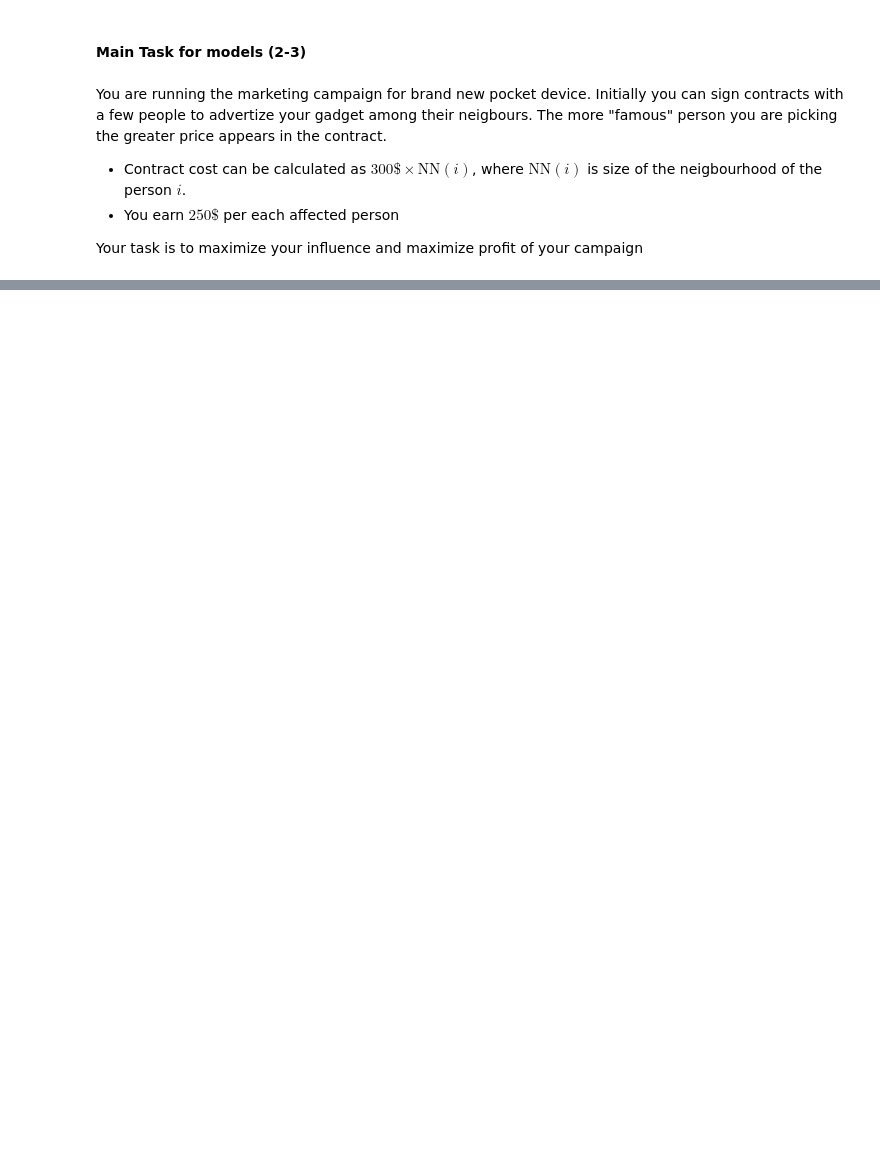
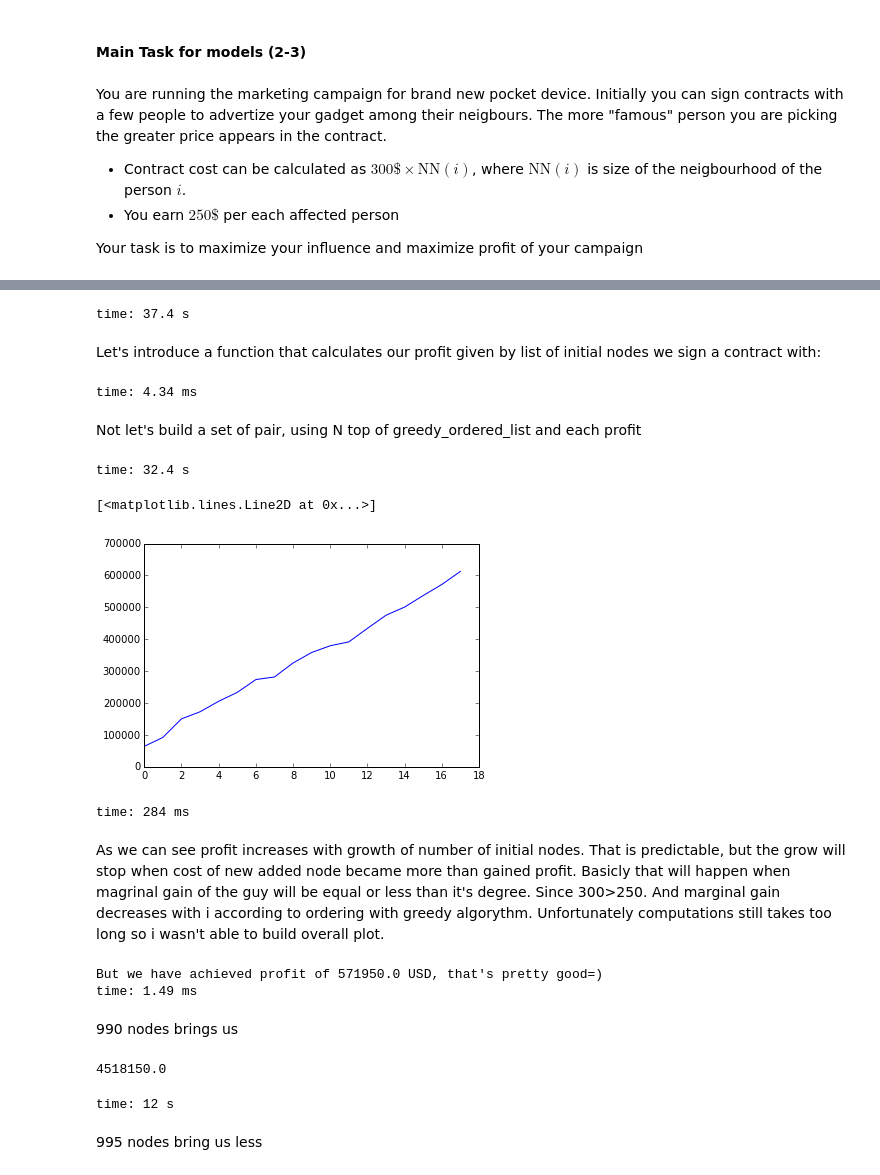
Before and after one commit to insiderq/networks_analysis_home_project2, a Jupyter notebook: networks_project1.ipynb, the cells around one changed output, grey strips where cells are left out. Saved outputs shown, nothing was run; the diff lists cells and outputs as text; code cells hidden in the pictures; blank space fills up the shorter version.

```diff
--- a/networks_project1.ipynb
+++ b/networks_project1.ipynb
@@ -163,0 +198,5 @@ time: 22.8 ms
+# %%
+#idx = [2676, 11823, 23023, 379, 14612]
+idx = [11823]
+initActive = np.zeros((n,), dtype=bool)
+initActive[idx] = 1
@@ -183,0 +227,47 @@ Chosen dataset is http://konect.uni-koblenz.de/networks/ego-twitter
+# %%
+greedy_ordered_list = greedy(A, theta,1, return_value="marginal_gain")[:,0]
+# %% [output]
+time: 37.4 s
+# %% [markdown]
+Let's introduce a function that calculates our profit given by list of initial nodes we sign a contract with:
+# %%
+def get_profit(init_nodes_idx):
+    cost = 300*np.sum(deg[np.array(init_nodes_idx)-1]) # -1 since that indexes starts from 0 and node names form 1
+    initActive = np.zeros((n,), dtype=bool)
+    initActive[init_nodes_idx] = 1
+    profit = 250*LenInfluenceProp(A, initActive, theta)
+    return profit-cost
+# %% [output]
+time: 4.34 ms
+# %% [markdown]
+Not let's build a set of pair, using N top of greedy_ordered_list and each profit
+# %%
+profits = []
+for i in range(1,19):
+    profits.append(get_profit(greedy_ordered_list[0:i]))
+# %% [output]
+time: 32.4 s
+# %%
+plt.plot(profits)
+# %% [output]
+[<matplotlib.lines.Line2D at 0x...>]
+[figure, added]
+time: 284 ms
+# %% [markdown]
+As we can see profit increases with growth of number of initial nodes. That is predictable, but the grow will stop when cost of new added node became more than gained profit. Basicly that will happen when magrinal gain of the guy will be equal or less than it's degree. Since 300>250.
+And marginal gain decreases with i according to ordering with greedy algorythm.
+Unfortunately computations still takes too long so i wasn't able to build overall plot.
+# %%
+print("But we have achieved profit of {} USD, that's pretty good=)".format(profits[-1]))
+# %% [output]
+But we have achieved profit of 571950.0 USD, that's pretty good=)
+time: 1.49 ms
+# %% [markdown]
+990 nodes brings us
+# %%
+get_profit(greedy_ordered_list[0:990])
+# %% [output]
+4518150.0
+time: 12 s
+# %% [markdown]
+995 nodes bring us less
```
Also changed, not shown: parts of 38 cells of this notebook.
